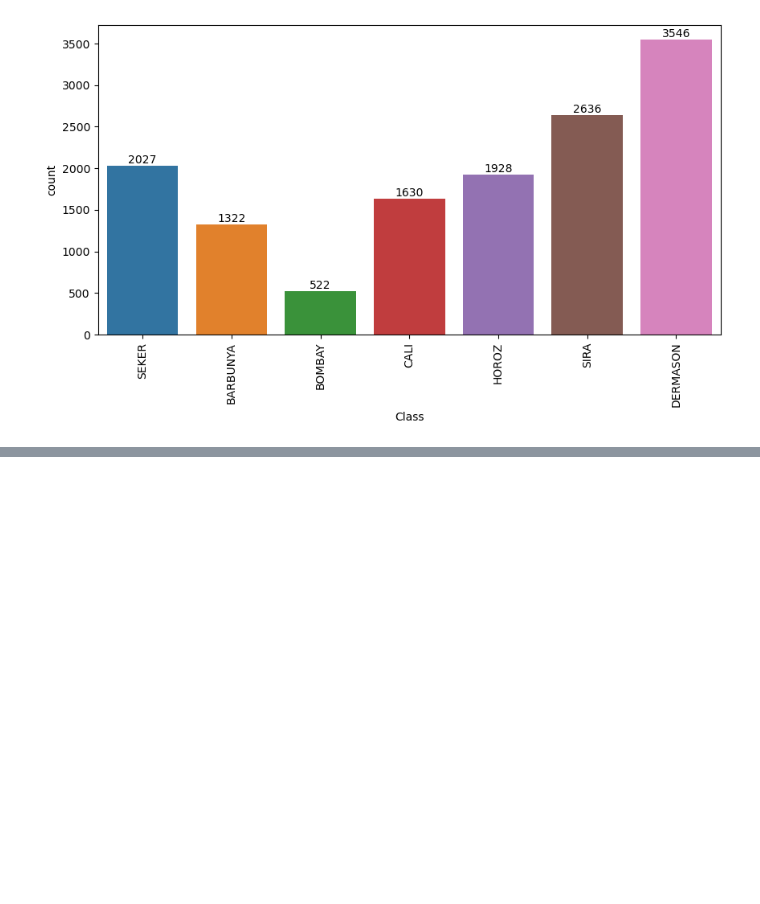
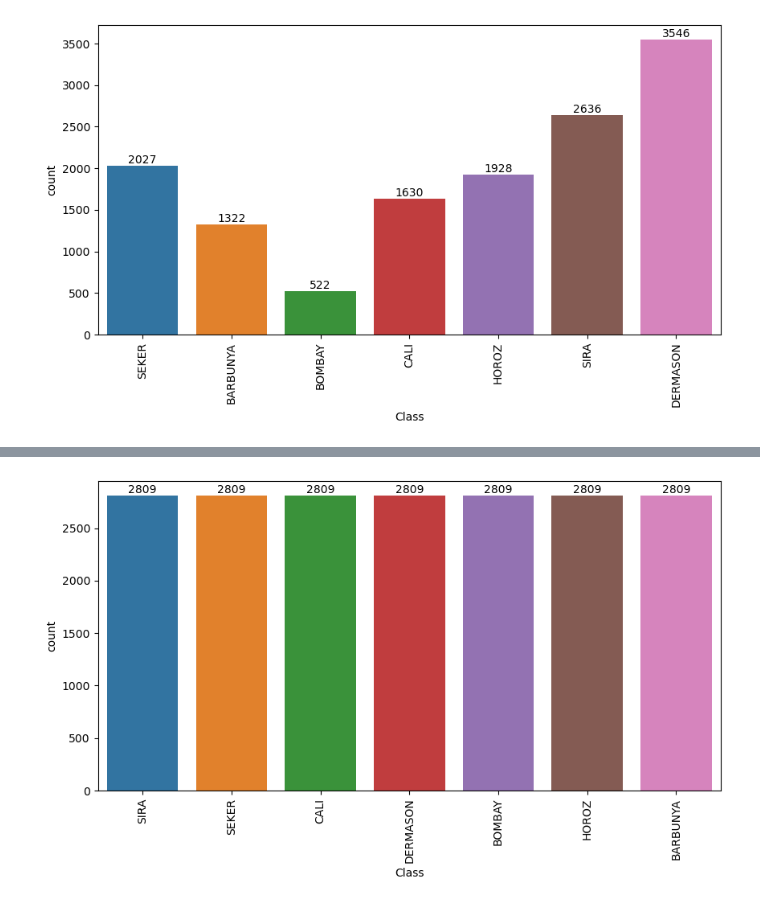
Before and after one commit to samuponz/drybeans, a Jupyter notebook: DM.ipynb, the cells around one changed output, grey strips where cells are left out. Drawn from its saved outputs; the diff is of its cells as text; code cells hidden in the pictures; blank space fills up the shorter version.

```diff
--- a/DM.ipynb
+++ b/DM.ipynb
@@ -100,0 +105,17 @@ graph.bar_label(ax.containers[0]);
+# %%
+# OVERSAMPLING - ADASYN
+
+X_train, X_test, y_train, y_test  = train_test_split(df.iloc[:,:-1], df.iloc[:,-1:], test_size=0.2)
+ada = ADASYN()
+X_train_ada, y_train_ada = ada.fit_resample(X_train, y_train)
+df_train_adasyn = pd.merge(X_train_smt, y_train_smt, left_index=True, right_index=True)
+
+fig, ax = plt.subplots(figsize=(10,5));
+graph = sns.countplot(ax=ax, x='Class', data=df_train_adasyn);
+graph.set_xticklabels(graph.get_xticklabels(),rotation=90);
+graph.bar_label(ax.containers[0]);
+
+# ATTENZIONE, IL NUMERO DI ISTANZE PER CLASSE CAMBIA CONTINUAMENTE, DOPO LO SPLIT LA CLASSE CHE NE ESCE "VINCITRICE",
+# LA MAGGIORMENTE SELEZIONA DETERMINA LA SOGLIA DI OVERSAMPLING
+# %% [output]
+[figure, added]
```
Also changed, not shown: parts of 2 cells of this notebook.
